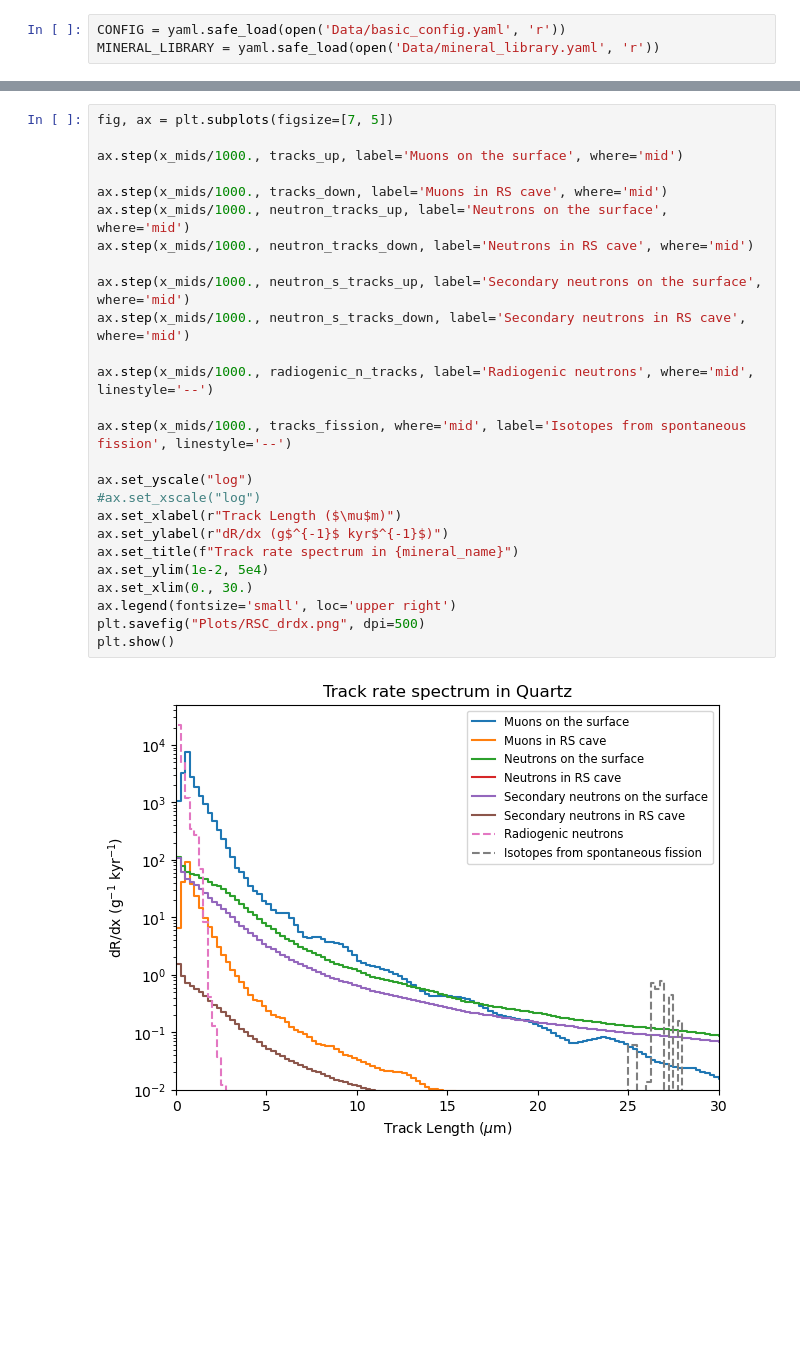
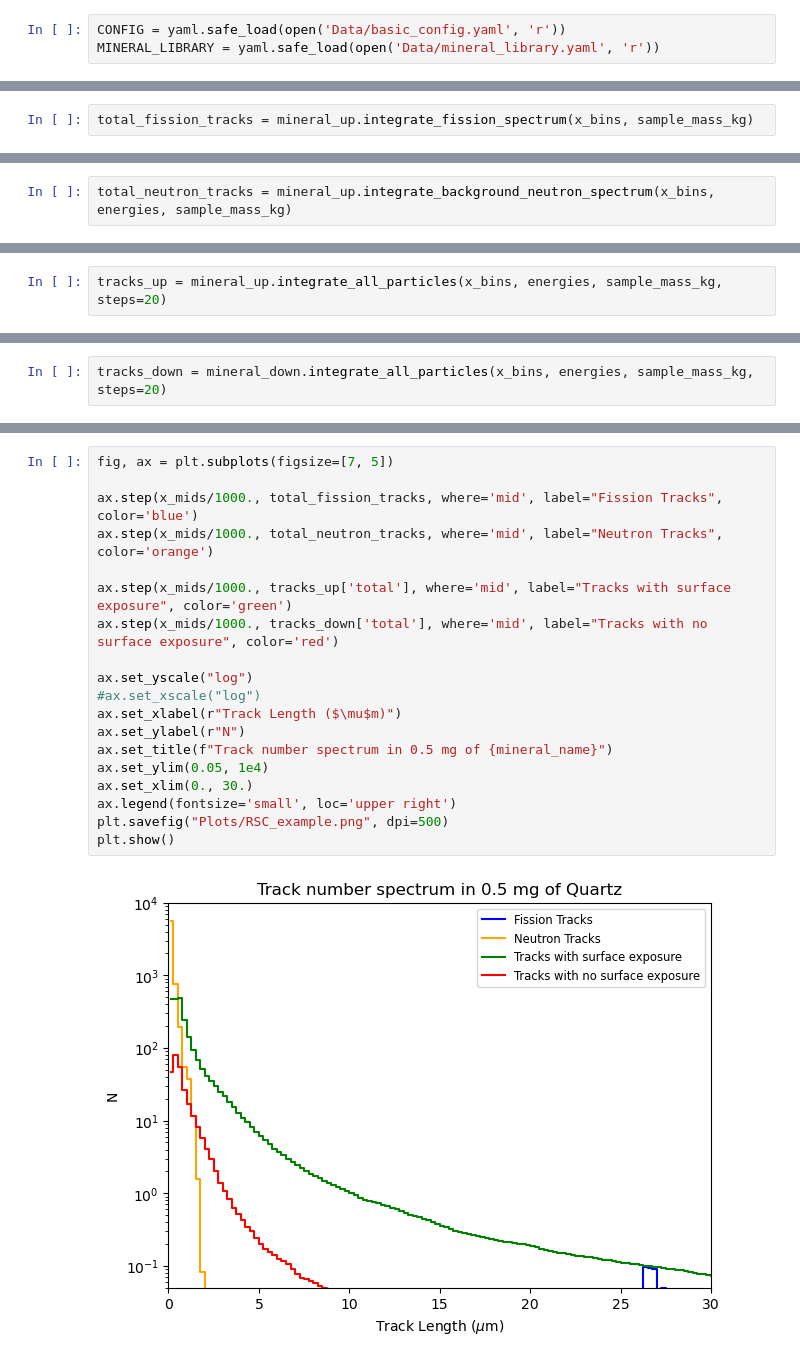
Before and after one commit to cgalelli/PrimusCode, a Jupyter notebook: RSC_analysis.ipynb, the cells around one changed output, grey strips where cells are left out. Drawn from its saved outputs; the diff is of its cells as text; blank space fills up the shorter version.

```diff
--- a/RSC_analysis.ipynb
+++ b/RSC_analysis.ipynb
@@ -152,0 +48,2 @@ radiogenic_n_tracks = cdf_interp(x_bins[1:]) - cdf_interp(x_bins[:-1])
+# %%
+total_fission_tracks = mineral_up.integrate_fission_spectrum(x_bins, sample_mass_kg)
@@ -152,0 +52,2 @@ radiogenic_n_tracks = cdf_interp(x_bins[1:]) - cdf_interp(x_bins[:-1])
+# %%
+total_neutron_tracks = mineral_up.integrate_background_neutron_spectrum(x_bins, energies, sample_mass_kg)
@@ -152,0 +62,2 @@ radiogenic_n_tracks = cdf_interp(x_bins[1:]) - cdf_interp(x_bins[:-1])
+# %%
+tracks_up = mineral_up.integrate_all_particles(x_bins, energies, sample_mass_kg, steps=20)
@@ -152,0 +69,2 @@ radiogenic_n_tracks = cdf_interp(x_bins[1:]) - cdf_interp(x_bins[:-1])
+# %%
+tracks_down = mineral_down.integrate_all_particles(x_bins, energies, sample_mass_kg, steps=20)
@@ -153,28 +76,21 @@ radiogenic_n_tracks = cdf_interp(x_bins[1:]) - cdf_interp(x_bins[:-1])
 # %%
 fig, ax = plt.subplots(figsize=[7, 5])
 
-ax.step(x_mids/1000., tracks_up, label='Muons on the surface', where='mid')
+ax.step(x_mids/1000., total_fission_tracks, where='mid', label="Fission Tracks", color='blue')
+ax.step(x_mids/1000., total_neutron_tracks, where='mid', label="Neutron Tracks", color='orange')
 
-ax.step(x_mids/1000., tracks_down, label='Muons in RS cave', where='mid')
-ax.step(x_mids/1000., neutron_tracks_up, label='Neutrons on the surface', where='mid')
-ax.step(x_mids/1000., neutron_tracks_down, label='Neutrons in RS cave', where='mid')
-
-ax.step(x_mids/1000., neutron_s_tracks_up, label='Secondary neutrons on the surface', where='mid')
-ax.step(x_mids/1000., neutron_s_tracks_down, label='Secondary neutrons in RS cave', where='mid')
-
-ax.step(x_mids/1000., radiogenic_n_tracks, label='Radiogenic neutrons', where='mid', linestyle='--')
-
-ax.step(x_mids/1000., tracks_fission, where='mid', label='Isotopes from spontaneous fission', linestyle='--')
+ax.step(x_mids/1000., tracks_up['total'], where='mid', label="Tracks with surface exposure", color='green')
+ax.step(x_mids/1000., tracks_down['total'], where='mid', label="Tracks with no surface exposure", color='red')
 
 ax.set_yscale("log")
 #ax.set_xscale("log")
 ax.set_xlabel(r"Track Length ($\mu$m)")
-ax.set_ylabel(r"dR/dx (g$^{-1}$ kyr$^{-1}$)")
-ax.set_title(f"Track rate spectrum in {mineral_name}")
-ax.set_ylim(1e-2, 5e4)
+ax.set_ylabel(r"N")
+ax.set_title(f"Track number spectrum in 0.5 mg of {mineral_name}")
+ax.set_ylim(0.05, 1e4)
 ax.set_xlim(0., 30.)
 ax.legend(fontsize='small', loc='upper right')
-plt.savefig("Plots/RSC_drdx.png", dpi=500)
+plt.savefig("Plots/RSC_example.png", dpi=500)
 plt.show()
 # %% [output]
-[figure, old version]
+[figure, new version]
```
Also changed, not shown: parts of 26 cells of this notebook, 1 other file.
